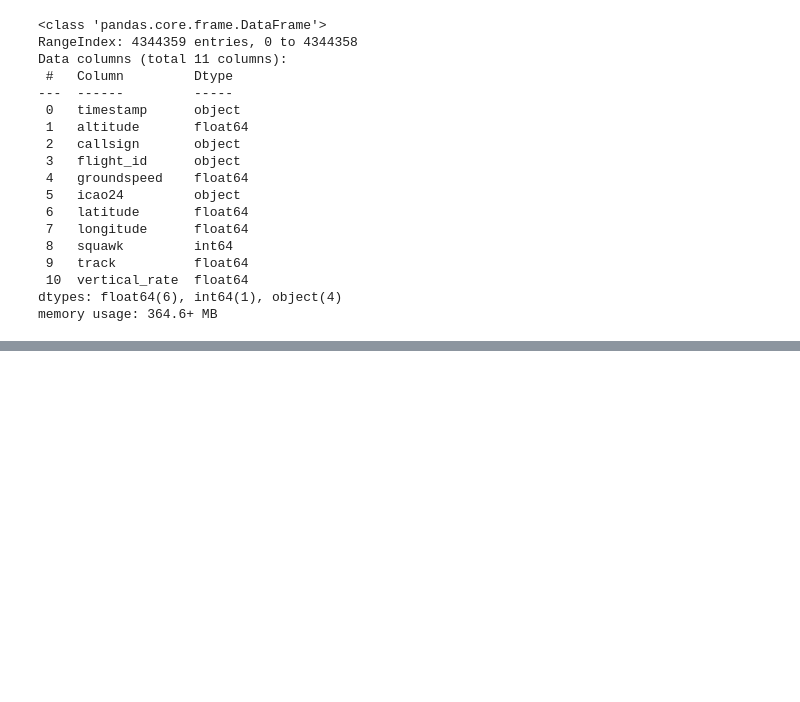
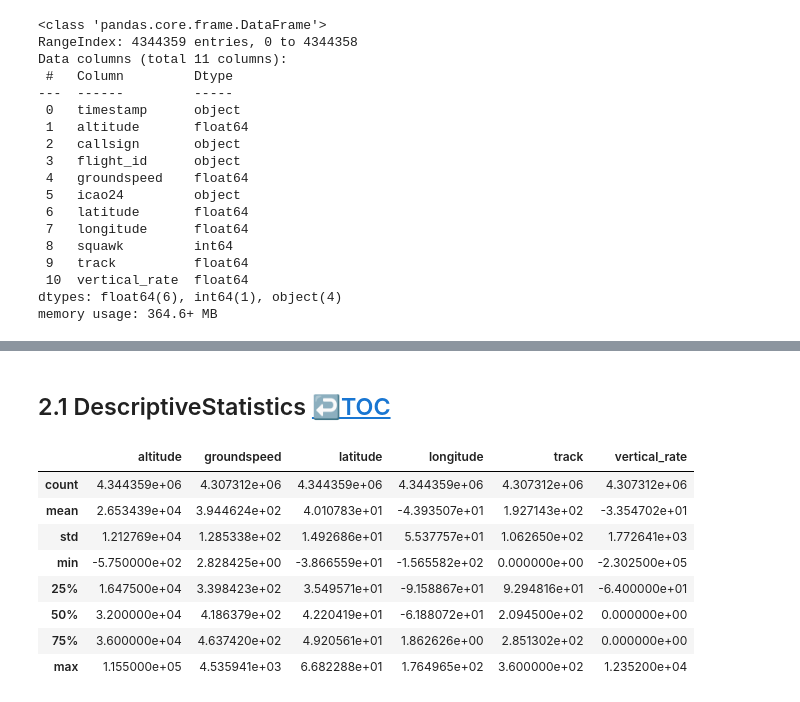
Before and after one commit to kachraz/ytlpda, a Jupyter notebook: KAG/ytleapan.ipynb, the cells around one changed output, grey strips where cells are left out. Saved outputs shown, nothing was run; the diff lists cells and outputs as text; code cells hidden in the pictures; blank space fills up the shorter version.

```diff
--- a/KAG/ytleapan.ipynb
+++ b/KAG/ytleapan.ipynb
@@ -299,0 +308,16 @@ memory usage: 364.6+ MB
+# %% [markdown]
+## 2.1 DescriptiveStatistics <a class="anchor" id="s4"></a> [↩️TOC](#toc)
+# %%
+# gettingg descriptive statistics
+
+df.describe()
+# %% [output]
+|  | altitude | groundspeed | latitude | longitude | track | vertical_rate |
+| count | 4.344359e+06 | 4.307312e+06 | 4.344359e+06 | 4.344359e+06 | 4.307312e+06 | 4.307312e+06 |
+| mean | 2.653439e+04 | 3.944624e+02 | 4.010783e+01 | -4.393507e+01 | 1.927143e+02 | -3.354702e+01 |
+| std | 1.212769e+04 | 1.285338e+02 | 1.492686e+01 | 5.537757e+01 | 1.062650e+02 | 1.772641e+03 |
+| min | -5.750000e+02 | 2.828425e+00 | -3.866559e+01 | -1.565582e+02 | 0.000000e+00 | -2.302500e+05 |
+| 25% | 1.647500e+04 | 3.398423e+02 | 3.549571e+01 | -9.158867e+01 | 9.294816e+01 | -6.400000e+01 |
+| 50% | 3.200000e+04 | 4.186379e+02 | 4.220419e+01 | -6.188072e+01 | 2.094500e+02 | 0.000000e+00 |
+| 75% | 3.600000e+04 | 4.637420e+02 | 4.920561e+01 | 1.862626e+00 | 2.851302e+02 | 0.000000e+00 |
+| max | 1.155000e+05 | 4.535941e+03 | 6.682288e+01 | 1.764965e+02 | 3.600000e+02 | 1.235200e+04 |
```
Also changed, not shown: parts of 3 cells of this notebook.
